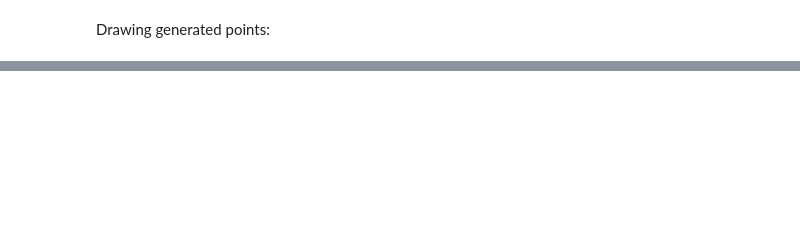
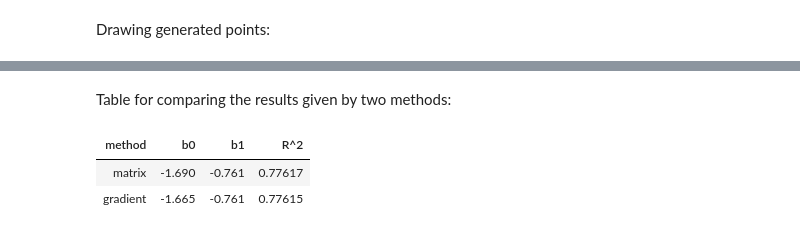
Before and after one commit to ArTeMkA-B/Learning-ML, a Jupyter notebook: Linear Regression.ipynb, the cells around one changed output, grey strips where cells are left out. Cells and saved outputs as stored; diff of their text form; code cells hidden in the pictures; blank space fills up the shorter version.

```diff
--- a/Linear Regression.ipynb
+++ b/Linear Regression.ipynb
@@ -24,0 +37,3 @@ y=-0.87x-1.45+z, where z ~ N(-1.51, 2.28)
+# %%
+_x = np.array([[1 for i in range(len(x))], x.tolist()]).T
+y = np.dot(_x, b) + e
@@ -114,3 +167,14 @@ plt.close()
 HTML(ani.to_html5_video())
 # %% [output]
 [interactive output not drawn]
+# %% [markdown]
+Table for comparing the results given by two methods:
+# %%
+df = pd.DataFrame([["matrix", b_pred_1[0], b_pred_1[1], r_1],
+                   ["gradient", b_pred_2[0], b_pred_2[1], r_2]],
+                  columns = ["method", "b0", "b1", "R^2"])
+HTML(df.to_html(index=False))
+# %% [output]
+| method | b0 | b1 | R^2 |
+| matrix | -1.690 | -0.761 | 0.77617 |
+| gradient | -1.665 | -0.761 | 0.77615 |
```
Also changed, not shown: parts of 25 cells of this notebook.
